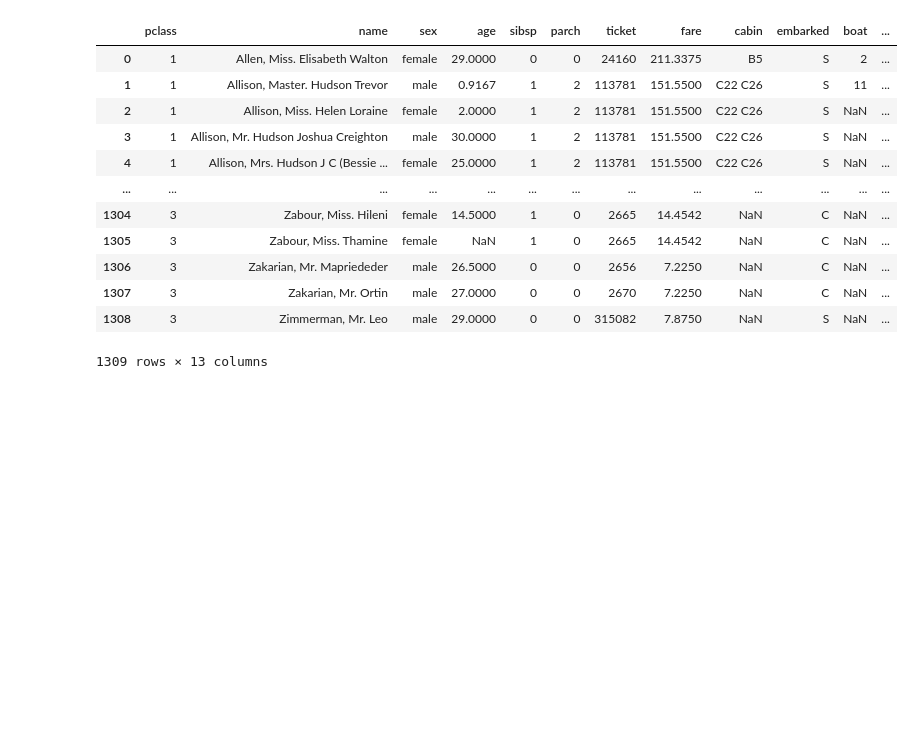
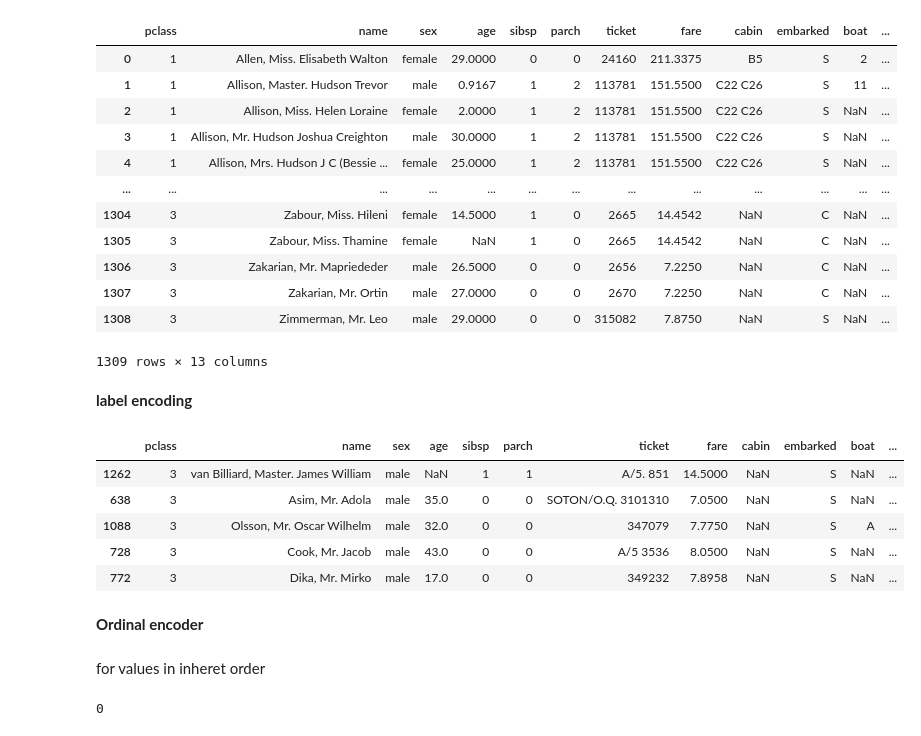
Before and after one commit to CyberWol-12/feature-encoding-techniques, a Jupyter notebook: feature-encoding-techniques.ipynb, the cells around one changed output. Saved outputs shown, nothing was run; the diff lists cells and outputs as text; code cells hidden in the pictures; blank space fills up the shorter version.

Commit message:
ordinal encoding

```diff
--- a/feature-encoding-techniques.ipynb
+++ b/feature-encoding-techniques.ipynb
@@ -712,3 +712,5 @@ X
 | 1307 | 3 | Zakarian, Mr. Ortin | male | 27.0000 | 0 | 0 | 2670 | 7.2250 | NaN | C | NaN | ... |
 | 1308 | 3 | Zimmerman, Mr. Leo | male | 29.0000 | 0 | 0 | 315082 | 7.8750 | NaN | S | NaN | ... |
 1309 rows × 13 columns
+# %% [markdown]
+**label encoding**
@@ -714,0 +719,16 @@ X
+# %%
+le = LabelEncoder()
+X['embarked_label-encoded'] = le.fit_transform(X['embarked'])
+# %%
+X.sample(5)
+# %% [output]
+|  | pclass | name | sex | age | sibsp | parch | ticket | fare | cabin | embarked | boat | ... |
+| 1262 | 3 | van Billiard, Master. James William | male | NaN | 1 | 1 | A/5. 851 | 14.5000 | NaN | S | NaN | ... |
+| 638 | 3 | Asim, Mr. Adola | male | 35.0 | 0 | 0 | SOTON/O.Q. 3101310 | 7.0500 | NaN | S | NaN | ... |
+| 1088 | 3 | Olsson, Mr. Oscar Wilhelm | male | 32.0 | 0 | 0 | 347079 | 7.7750 | NaN | S | A | ... |
+| 728 | 3 | Cook, Mr. Jacob | male | 43.0 | 0 | 0 | A/5 3536 | 8.0500 | NaN | S | NaN | ... |
+| 772 | 3 | Dika, Mr. Mirko | male | 17.0 | 0 | 0 | 349232 | 7.8958 | NaN | S | NaN | ... |
+# %% [markdown]
+**Ordinal encoder**
+# %% [markdown]
+for values in inheret order
@@ -714,0 +737,13 @@ X
+# %%
+
+
+# convert string 'nan' to actual NaN
+X['embarked'] = X['embarked'].replace('nan', np.nan)
+
+# fill missing values
+X['embarked'] = X['embarked'].fillna(X['embarked'].mode()[0])
+
+# verify
+print(X['embarked'].isnull().sum())
+# %% [output]
+0
```
Also changed, not shown: parts of 4 cells of this notebook.
